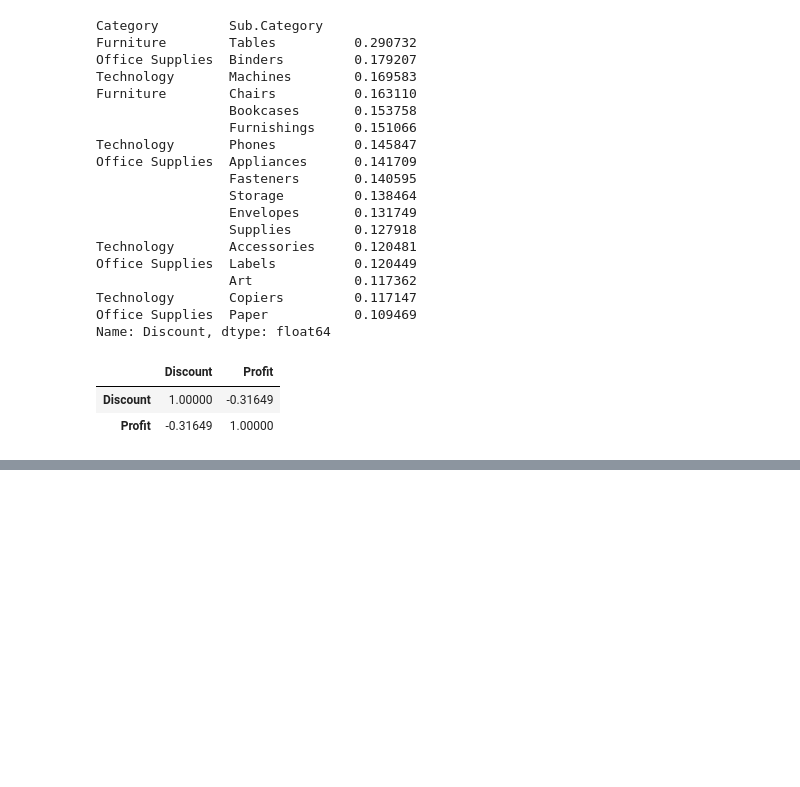
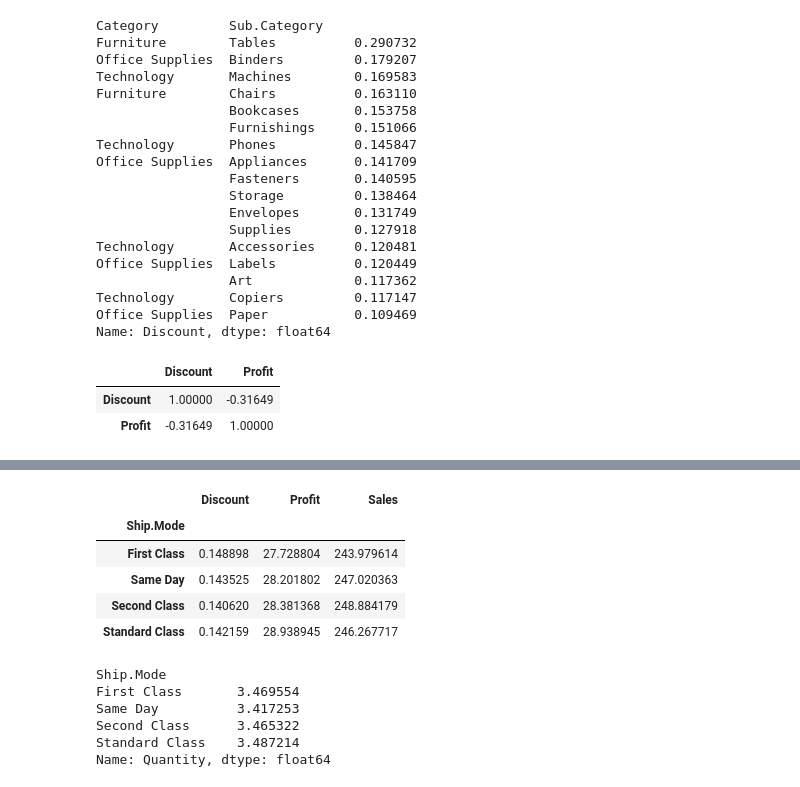
Before and after one commit to Nurikosso/Data_Analysis, a Jupyter notebook: NoteBooks/02_analysing.ipynb, the cells around one changed output, grey strips where cells are left out. Drawn from its saved outputs; the diff is of its cells as text; code cells hidden in the pictures; blank space fills up the shorter version.

```diff
--- a/NoteBooks/02_analysing.ipynb
+++ b/NoteBooks/02_analysing.ipynb
@@ -211,0 +262,30 @@ corr
+# %%
+# В данном аутпуте видно, что при разных склассах доствки профит не растет
+# практически. Однако доставка первым классом принесла меньше прибыли, и
+# имеет большую среднююю скидку. Это может указывать, что покупатели могут
+# выбирать первый класс при меньшей стомости самого товара, экономмии за счет
+# скидок. Доставки стандарт классом принесли больше всех профита при чуть ли не
+# худших показателях количества продаж. Вероятно, это связано с количеством
+# "Quantity", покупок в чеке.
+
+ship_disc = df.groupby('Ship.Mode')[['Discount', 'Profit', 'Sales']].mean()
+ship_disc
+# %% [output]
+|  | Discount | Profit | Sales |
+| Ship.Mode |  |  |  |
+| First Class | 0.148898 | 27.728804 | 243.979614 |
+| Same Day | 0.143525 | 28.201802 | 247.020363 |
+| Second Class | 0.140620 | 28.381368 | 248.884179 |
+| Standard Class | 0.142159 | 28.938945 | 246.267717 |
+# %%
+# В данном коде подтверждается идея о том, что покупатели стандарт класса
+# приносят больше прибыли из-за количества покупок в чеке
+
+df.groupby('Ship.Mode')['Quantity'].mean()
+# %% [output]
+Ship.Mode
+First Class       3.469554
+Same Day          3.417253
+Second Class      3.465322
+Standard Class    3.487214
+Name: Quantity, dtype: float64
```
Also changed, not shown: parts of 12 cells of this notebook.
